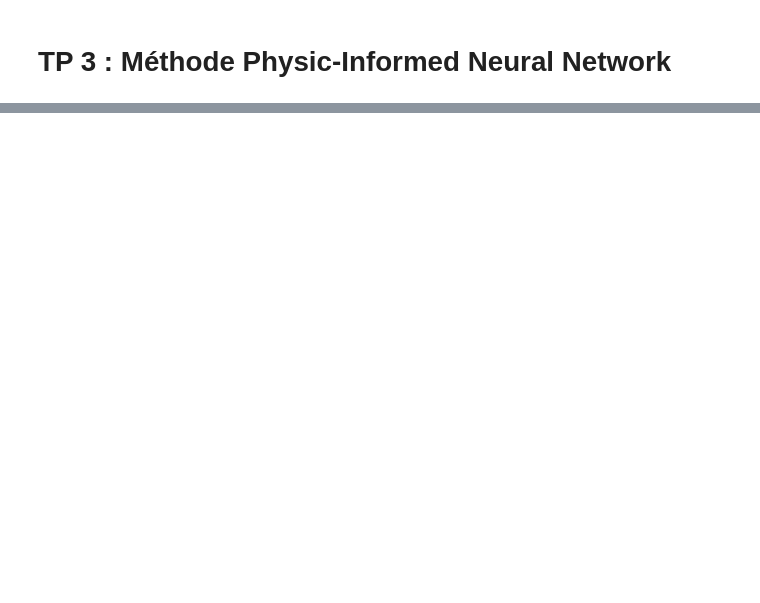
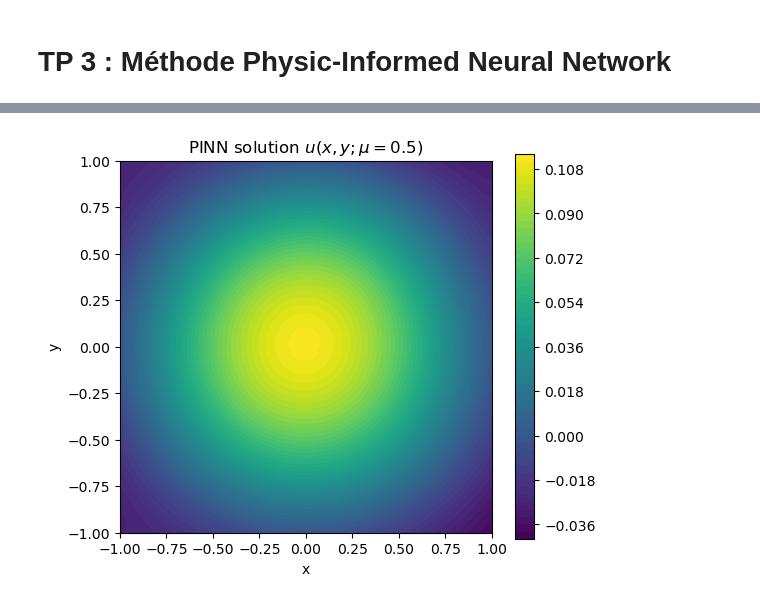
Before and after one commit to lyyric/CSMI_Notes, a Jupyter notebook: M1 S2/Apprentissage Auto scientifique/TP/TP3.ipynb, the cells around one changed output, grey strips where cells are left out. Cells and saved outputs as stored; diff of their text form; code cells hidden in the pictures; blank space fills up the shorter version.

```diff
--- a/M1 S2/Apprentissage Auto scientifique/TP/TP3.ipynb
+++ b/M1 S2/Apprentissage Auto scientifique/TP/TP3.ipynb
@@ -133,5 +192,7 @@ def test_pinns_poisson():
 
     pinn.train(nb_collocation, nb_epochs)
 
+    pinn.plot(mu_val=0.5)
+
 test_pinns_poisson()
 # %% [output]
@@ -157,0 +216 @@ Epoch 190, Loss: 0.17162690648867976
+[figure, added]
```
Also changed, not shown: parts of 3 cells of this notebook, 7 other files.
